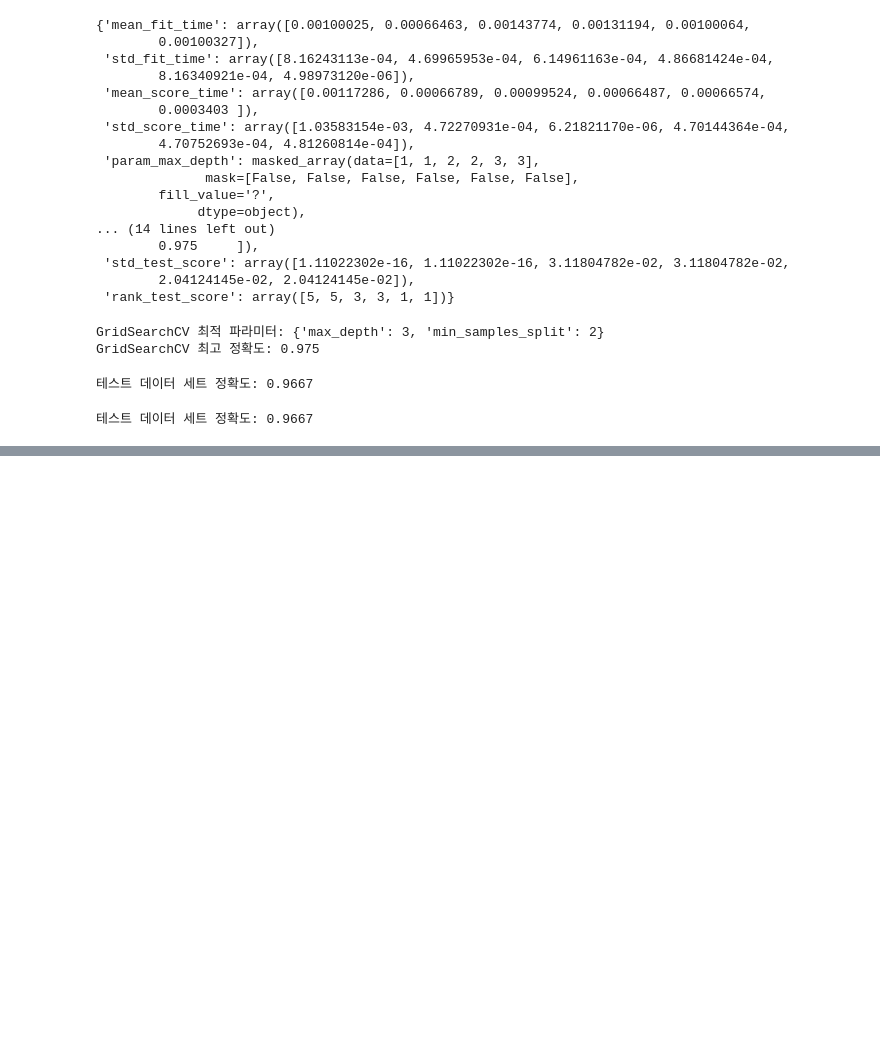
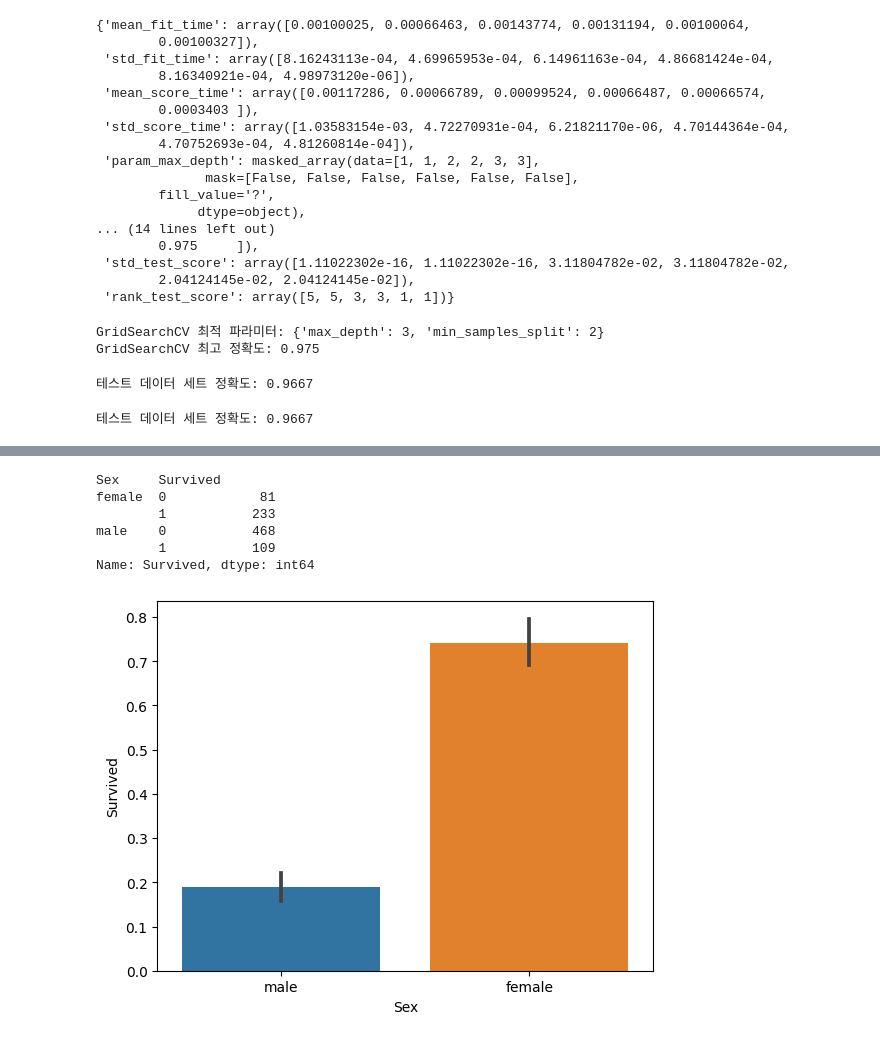
Before and after one commit to Minhyeok-kimm/TIL, a Jupyter notebook: ML_DL/class_sklearn.ipynb, the cells around one changed output, grey strips where cells are left out. Cells and saved outputs as stored; diff of their text form; code cells hidden in the pictures; blank space fills up the shorter version.

```diff
--- a/ML_DL/class_sklearn.ipynb
+++ b/ML_DL/class_sklearn.ipynb
@@ -440,0 +659,8 @@ print(f'테스트 데이터 세트 정확도: {accuracy_score(y_test, pred):.4f}
+# %%
+import numpy as np
+import pandas as pd
+import matplotlib.pyplot as plt
+import seaborn as sns
+
+titanic = pd.read_csv('data/titanic_train.csv')
+titanic.head()
@@ -440,0 +781,7 @@ print(f'테스트 데이터 세트 정확도: {accuracy_score(y_test, pred):.4f}
+# %%
+# 나머지 나이값을 모든 나이의 평균으로 대체
+titanic['Age'].fillna(titanic['Age'].mean(), inplace=True)
+# %%
+# Cabin과 Embarked의 경우 'N'으로 대체
+titanic['Cabin'].fillna('N', inplace=True)
+titanic['Embarked'].fillna('N', inplace=True)
@@ -440,0 +827,4 @@ print(f'테스트 데이터 세트 정확도: {accuracy_score(y_test, pred):.4f}
+# %%
+# 객실 이름 중 앞 글자로 대치
+print(titanic['Cabin'].str[:1].value_counts())
+titanic['Cabin'] = titanic['Cabin'].str[:1]
@@ -440,0 +843,15 @@ print(f'테스트 데이터 세트 정확도: {accuracy_score(y_test, pred):.4f}
+# %%
+# 성별에 따른 생존 여부 확인
+titanic.groupby(['Sex', 'Survived'])['Survived'].count()
+# %% [output]
+Sex     Survived
+female  0            81
+        1           233
+male    0           468
+        1           109
+Name: Survived, dtype: int64
+# %%
+sns.barplot(x='Sex', y='Survived', data=titanic)
+plt.show()
+# %% [output]
+[figure, added]
```
Also changed, not shown: parts of 38 cells of this notebook, 1 other file.
